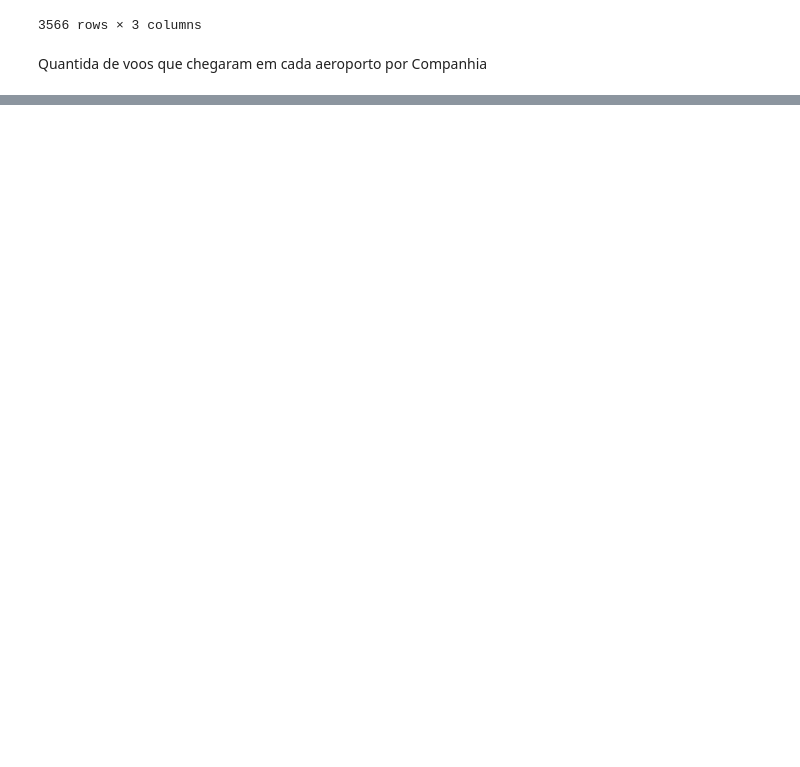
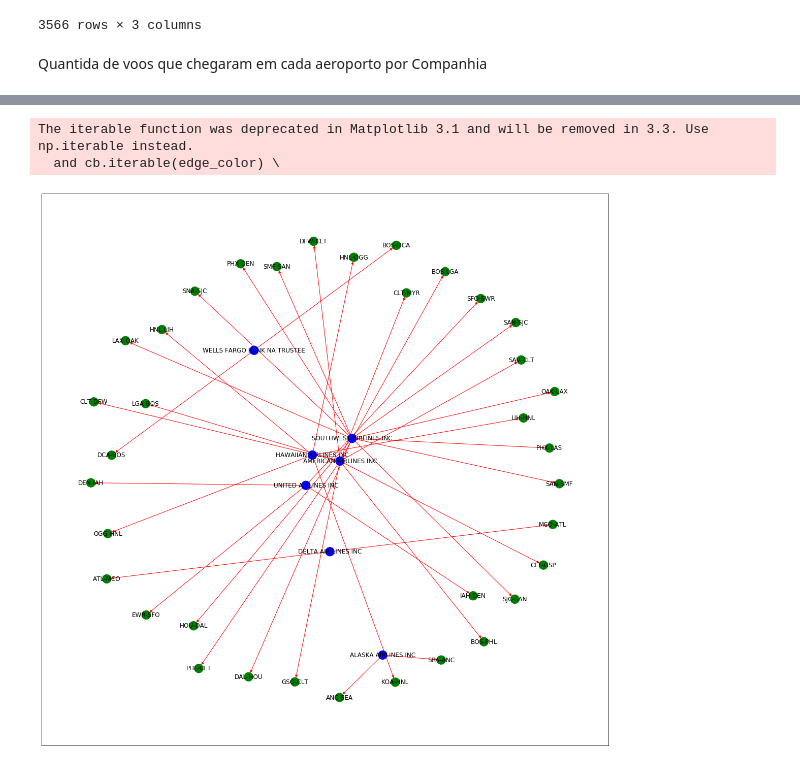
Before and after one commit to IgorMichels/USA_Flights_Graphs, a Jupyter notebook: Teste NetworkX.ipynb, the cells around one changed output, grey strips where cells are left out. Saved outputs shown, nothing was run; the diff lists cells and outputs as text; code cells hidden in the pictures; blank space fills up the shorter version.

```diff
--- a/Teste NetworkX.ipynb
+++ b/Teste NetworkX.ipynb
@@ -160,0 +231,25 @@ pd.read_sql_query(query, conn)
+# %%
+G = nx.DiGraph()
+
+j = 0
+
+for ind in df.index:
+    if df.loc[ind, 'Flights'] >= 180:
+        G.add_node(df.loc[ind, 'Companny'], color = 'blue')
+        G.add_node(df.loc[ind, 'Route'], color = 'green')
+        G.add_edge(df.loc[ind, 'Companny'], df.loc[ind, 'Route'],
+                       color='red')
+
+
+fig, ax = plt.subplots(figsize=(20,20))
+pos = nx.spring_layout(G, scale=1)
+
+nx.draw_networkx(G,
+                 pos = pos,
+                 ax = ax,
+                 node_color = [nx.get_node_attributes(G,'color')[g] for g in G.nodes()],
+                 edge_color = [nx.get_edge_attributes(G,'color')[g] for g in G.edges()],)
+# %% [output]
+The iterable function was deprecated in Matplotlib 3.1 and will be removed in 3.3. Use np.iterable instead.
+  and cb.iterable(edge_color) \
+[figure, added]
```
Also changed, not shown: parts of 8 cells of this notebook.
